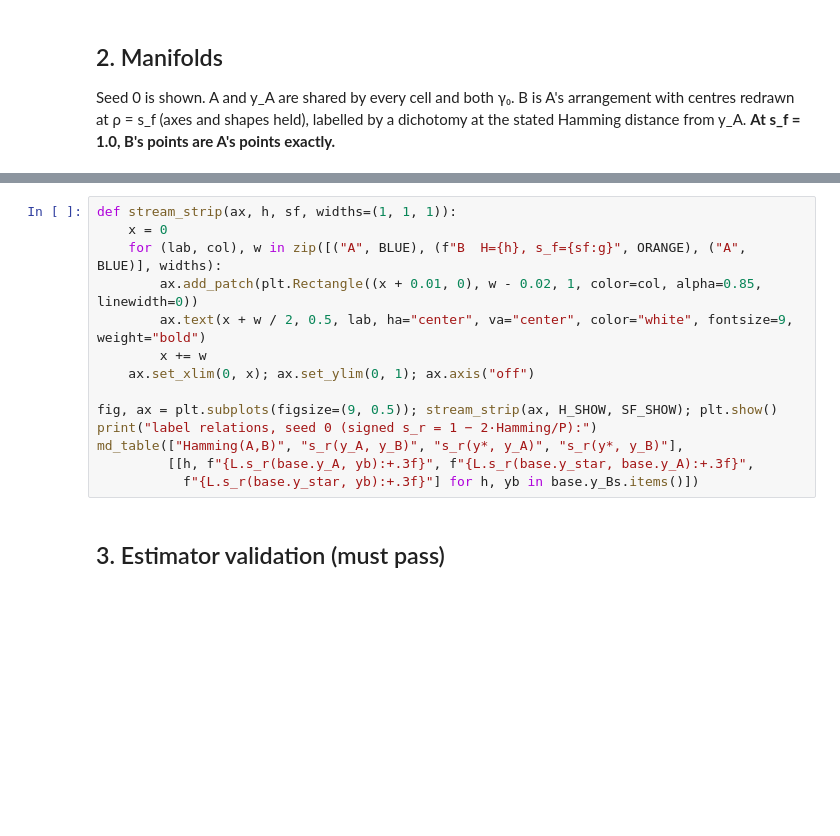
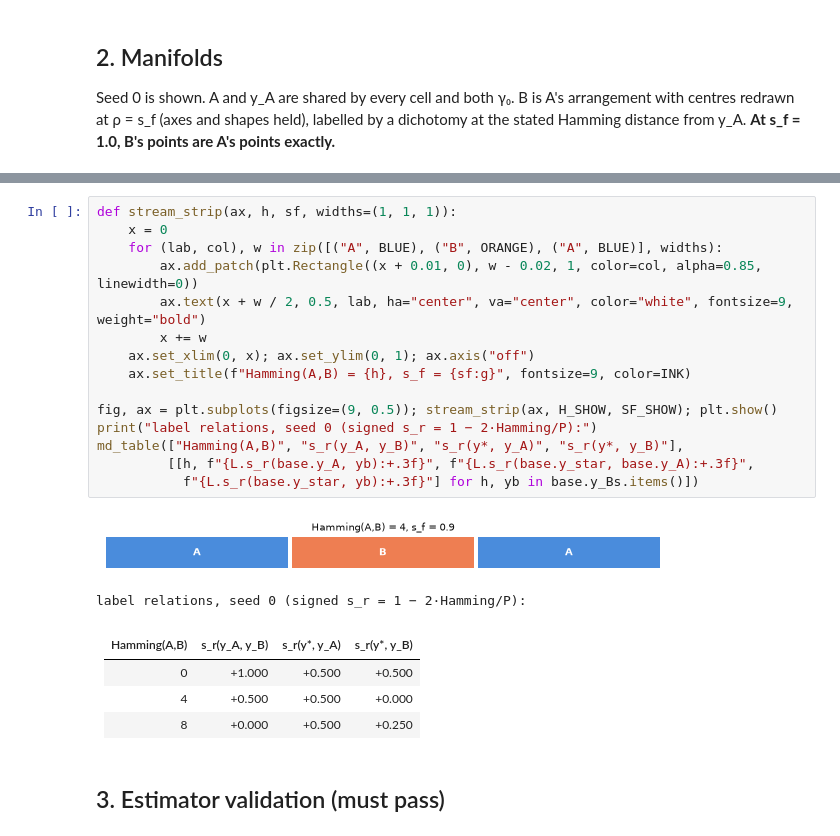
Before and after one commit to kat-ko/GeometryOfForgetting, a Jupyter notebook: notebooks/core/aba_controlled.ipynb, the cells around one changed output, grey strips where cells are left out. Saved outputs shown, nothing was run; the diff lists cells and outputs as text; blank space fills up the shorter version.

```diff
--- a/notebooks/core/aba_controlled.ipynb
+++ b/notebooks/core/aba_controlled.ipynb
@@ -99,17 +127,26 @@ axes[0].set_ylabel("A manifold"); fig.colorbar(im, ax=axes, shrink=0.8, label="c
 # %%
 def stream_strip(ax, h, sf, widths=(1, 1, 1)):
     x = 0
-    for (lab, col), w in zip([("A", BLUE), (f"B  H={h}, s_f={sf:g}", ORANGE), ("A", BLUE)], widths):
+    for (lab, col), w in zip([("A", BLUE), ("B", ORANGE), ("A", BLUE)], widths):
         ax.add_patch(plt.Rectangle((x + 0.01, 0), w - 0.02, 1, color=col, alpha=0.85, linewidth=0))
         ax.text(x + w / 2, 0.5, lab, ha="center", va="center", color="white", fontsize=9, weight="bold")
         x += w
     ax.set_xlim(0, x); ax.set_ylim(0, 1); ax.axis("off")
+    ax.set_title(f"Hamming(A,B) = {h}, s_f = {sf:g}", fontsize=9, color=INK)
 
 fig, ax = plt.subplots(figsize=(9, 0.5)); stream_strip(ax, H_SHOW, SF_SHOW); plt.show()
 print("label relations, seed 0 (signed s_r = 1 − 2·Hamming/P):")
 md_table(["Hamming(A,B)", "s_r(y_A, y_B)", "s_r(y*, y_A)", "s_r(y*, y_B)"],
          [[h, f"{L.s_r(base.y_A, yb):+.3f}", f"{L.s_r(base.y_star, base.y_A):+.3f}",
            f"{L.s_r(base.y_star, yb):+.3f}"] for h, yb in base.y_Bs.items()])
+# %% [output]
+[figure, added]
+label relations, seed 0 (signed s_r = 1 − 2·Hamming/P):
+| Hamming(A,B) | s_r(y_A, y_B) | s_r(y*, y_A) | s_r(y*, y_B) |
+|---|---|---|---|
+| 0 | +1.000 | +0.500 | +0.500 |
+| 4 | +0.500 | +0.500 | +0.000 |
+| 8 | +0.000 | +0.500 | +0.250 |
 # %% [markdown]
 ## 3. Estimator validation (must pass)
 # %%
```
Also changed, not shown: parts of 21 cells of this notebook.
